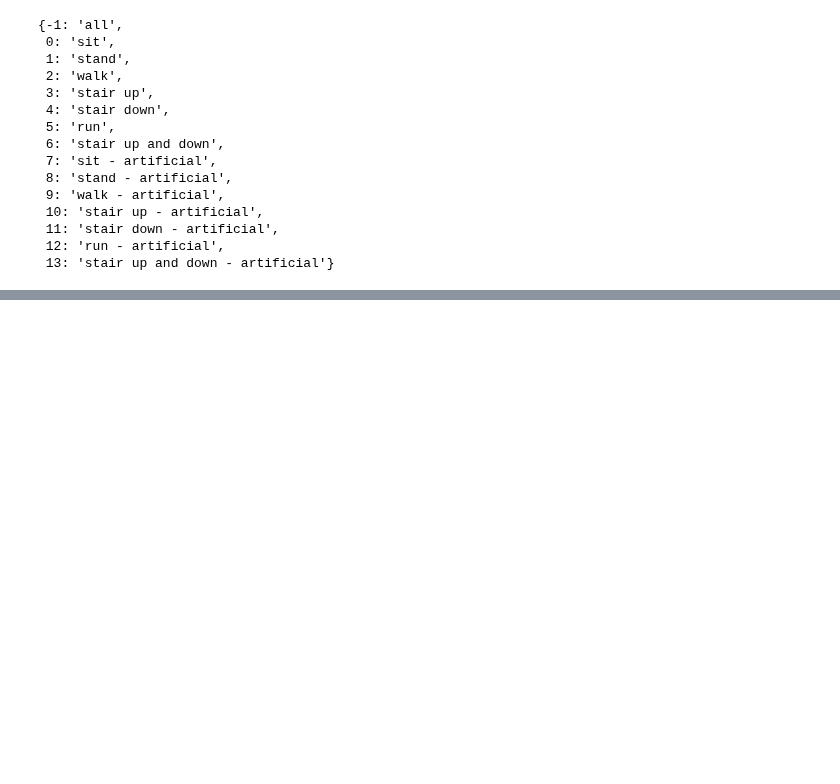
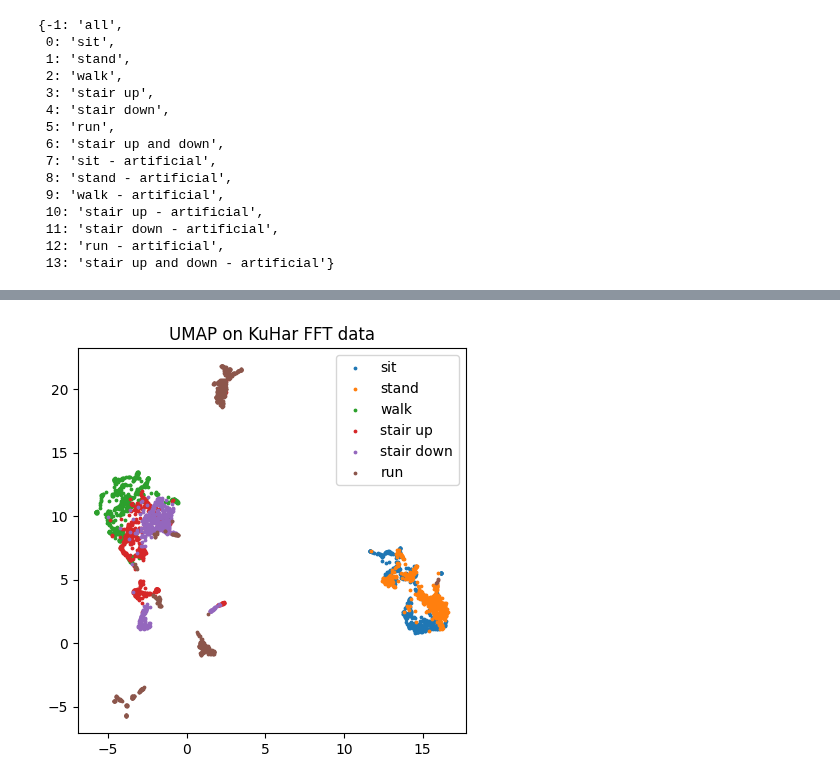
Before and after one commit to otavioon/librep-hiaac, a Jupyter notebook: examples/umap_inverse.ipynb, the cells around one changed output, grey strips where cells are left out. Cells and saved outputs as stored; diff of their text form; code cells hidden in the pictures; blank space fills up the shorter version.

```diff
--- a/examples/umap_inverse.ipynb
+++ b/examples/umap_inverse.ipynb
@@ -306,0 +255,92 @@ for dataset in datasets.keys():
+# %%
+# Create the objects
+fft_transform = FFT(centered=True)
+
+# Compose the transform
+# First apply the normalizer over whole dataset and then apply FFT over each window
+transformer = TransformMultiModalDataset(
+    transforms=[fft_transform], new_window_name_prefix="fft."
+)
+
+for dataset in datasets.keys():
+    loader = datasets[dataset]['loader']
+    path = datasets[dataset]['Path']
+
+    train_val, test = load_data(loader, path)
+    train_val.data['standard activity code'] = train_val.data['standard activity code'].astype(int)
+    test.data['standard activity code'] = test.data['standard activity code'].astype(int)
+
+    # Transform it and generate a new dataset!
+    train_val_fft = transformer(train_val)
+    test_fft = transformer(test)
+
+    model = UMAP(n_components=2)
+    result_train = pd.DataFrame(model.fit_transform(train_val_fft[:][0]), columns=["x", "y"])
+    result_train["label"] = train_val_fft[:][1]
+    y_str = np.array([labels[y] for y in train_val_fft[:][1]])
+    result_train['label - str'] = y_str
+
+    result_test = pd.DataFrame(model.transform(test_fft[:][0]), columns=["x", "y"])
+    result_test["label"] = test_fft[:][1]
+    y_str = np.array([labels[y] for y in test_fft[:][1]])
+    result_test['label - str'] = y_str
+
+    result = pd.concat([result_train, result_test])
+
+    rf = RandomForestClassifier()
+    rf.fit(train_val_fft[:][0], train_val_fft[:][1])
+    predicted = rf.predict(np.concatenate([train_val_fft[:][0], test_fft[:][0]]))
+
+    result_predict = result.copy()
+    tam = result_predict['label'].shape[0]
+    y_true = np.array(result['label'])
+    pred_result = y_true - predicted
+    pred_result_str = np.array([labels[y_true[i]] + ' - correct' if pred_result[i] == 0 else labels[y_true[i]] + ' - mistake' for i in range(tam)])
+    result_predict['label - str'] = pred_result_str
+
+    plot(result, title=f"UMAP on {dataset} FFT data", labels = labels)
+
+    min_x, max_x = min(result['x']), max(result['x'])
+    min_y, max_y = min(result['y']), max(result['y'])
+
+    corners = np.array([
+        [min_x, min_y],
+        [min_x, max_y],
+        [max_x, min_y],
+        [max_x, max_y]
+    ])
+
+    grid_pts = np.array([
+        (corners[0]*(1-x) + corners[1]*x)*(1-y) +
+        (corners[2]*(1-x) + corners[3]*x)*y
+        for y in np.linspace(0, 1, 50)
+        for x in np.linspace(0, 1, 50)
+    ])
+
+    grid_df = pd.DataFrame()
+
+    grid_inverse_pts = model.inverse_transform(grid_pts)
+    pred = rf.predict(grid_inverse_pts)
+    grid_pts2 = model.transform(grid_inverse_pts)
+    grid_df['x'] = grid_pts2[:,0]
+    grid_df['y'] = grid_pts2[:,1]
+    grid_df['label'] = pred+7
+    pred_str = np.array([all_labels[y+7] for y in pred])
+    grid_df['label - str'] = pred_str
+
+    df_all = pd.concat([grid_df, result])
+    tam = df_all['label'].shape[0]
+    y = np.array(['all']*tam)
+    df_all['label - str'] = y
+
+    new_df = pd.concat([df_all, result, result_predict, grid_df])
+    activities = np.array(new_df['label'])
+    new_df['label activity - str'] = np.array(all_labels[y] for y in activities)
+
+    file_name=f"umap_inverse_{dataset}_inverse_reduction"
+
+    new_labels = list(new_df['label - str'].unique())
+    labels_str = {y:y for y in new_labels}
+    interactive_plot(new_df, max_x, max_y, min_x, min_y, file_name,title=f"UMAP on {dataset} FFT data", labels = labels_str)
+# %% [output]
+[figure, added]
```
Also changed, not shown: parts of 5 cells of this notebook, 9 other files.
